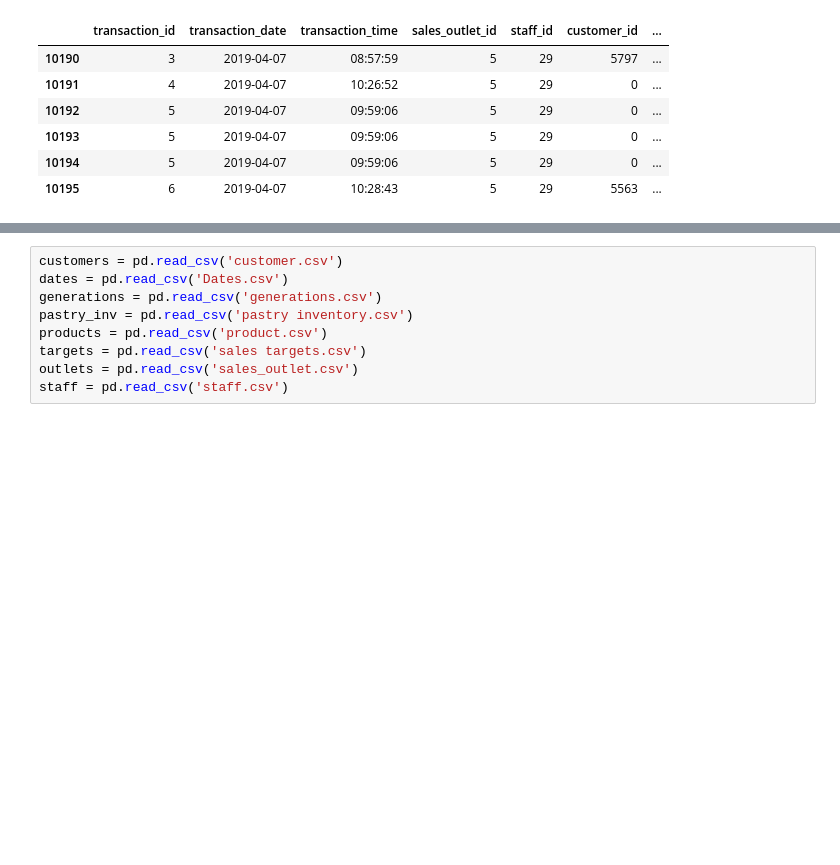
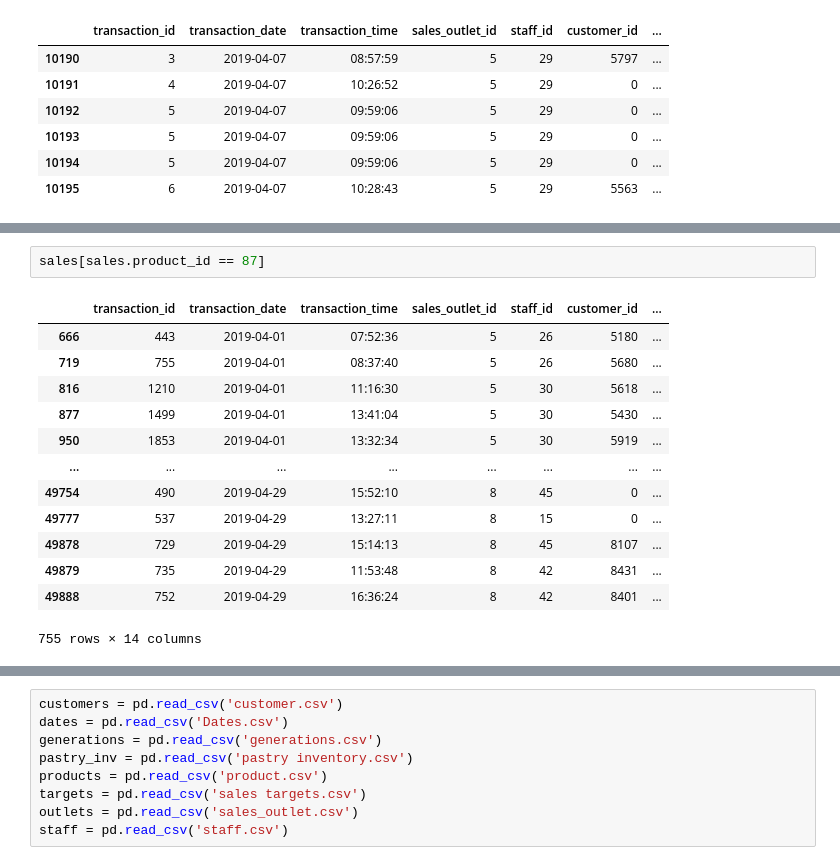
Before and after one commit to coffee-shop-analysis/coffee_project, a Jupyter notebook: acquire.ipynb, the cells around one changed output, grey strips where cells are left out. Saved outputs shown, nothing was run; the diff lists cells and outputs as text; blank space fills up the shorter version.

```diff
--- a/acquire.ipynb
+++ b/acquire.ipynb
@@ -143,0 +160,16 @@ sales.iloc[10190:10196]
+# %%
+sales[sales.product_id == 87]
+# %% [output]
+|  | transaction_id | transaction_date | transaction_time | sales_outlet_id | staff_id | customer_id | ... |
+| 666 | 443 | 2019-04-01 | 07:52:36 | 5 | 26 | 5180 | ... |
+| 719 | 755 | 2019-04-01 | 08:37:40 | 5 | 26 | 5680 | ... |
+| 816 | 1210 | 2019-04-01 | 11:16:30 | 5 | 30 | 5618 | ... |
+| 877 | 1499 | 2019-04-01 | 13:41:04 | 5 | 30 | 5430 | ... |
+| 950 | 1853 | 2019-04-01 | 13:32:34 | 5 | 30 | 5919 | ... |
+| ... | ... | ... | ... | ... | ... | ... | ... |
+| 49754 | 490 | 2019-04-29 | 15:52:10 | 8 | 45 | 0 | ... |
+| 49777 | 537 | 2019-04-29 | 13:27:11 | 8 | 15 | 0 | ... |
+| 49878 | 729 | 2019-04-29 | 15:14:13 | 8 | 45 | 8107 | ... |
+| 49879 | 735 | 2019-04-29 | 11:53:48 | 8 | 42 | 8431 | ... |
+| 49888 | 752 | 2019-04-29 | 16:36:24 | 8 | 42 | 8401 | ... |
+755 rows × 14 columns
```
Also changed, not shown: parts of 4 cells of this notebook.
